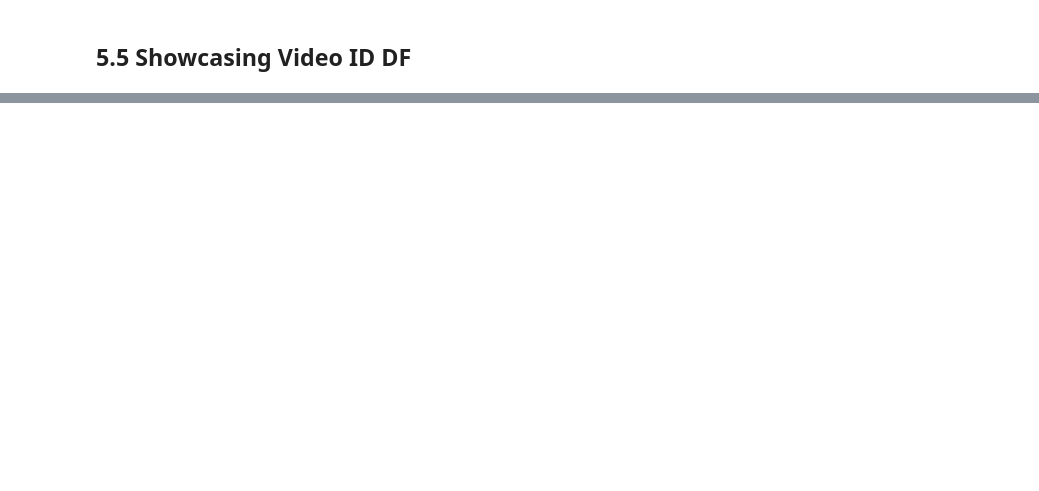
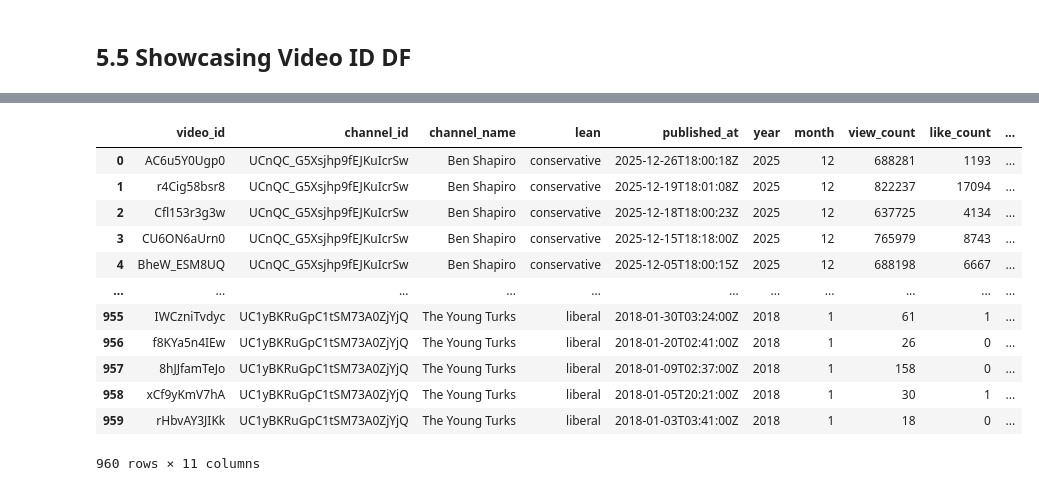
Before and after one commit to calvingdu/cpsc368, a Jupyter notebook: scripts/youtube/youtube_collect.ipynb, the cells around one changed output, grey strips where cells are left out. Drawn from its saved outputs; the diff is of its cells as text; code cells hidden in the pictures; blank space fills up the shorter version.

```diff
--- a/scripts/youtube/youtube_collect.ipynb
+++ b/scripts/youtube/youtube_collect.ipynb
@@ -290,0 +528,16 @@ display(pd.concat([bs_df.head(5), bs_df.tail(5)]))
+# %%
+pd.read_csv('../../cleaned_data/youtube/top_5_videos.csv')
+# %% [output]
+|  | video_id | channel_id | channel_name | lean | published_at | year | month | view_count | like_count | ... |
+| 0 | AC6u5Y0Ugp0 | UCnQC_G5Xsjhp9fEJKuIcrSw | Ben Shapiro | conservative | 2025-12-26T18:00:18Z | 2025 | 12 | 688281 | 1193 | ... |
+| 1 | r4Cig58bsr8 | UCnQC_G5Xsjhp9fEJKuIcrSw | Ben Shapiro | conservative | 2025-12-19T18:01:08Z | 2025 | 12 | 822237 | 17094 | ... |
+| 2 | Cfl153r3g3w | UCnQC_G5Xsjhp9fEJKuIcrSw | Ben Shapiro | conservative | 2025-12-18T18:00:23Z | 2025 | 12 | 637725 | 4134 | ... |
+| 3 | CU6ON6aUrn0 | UCnQC_G5Xsjhp9fEJKuIcrSw | Ben Shapiro | conservative | 2025-12-15T18:18:00Z | 2025 | 12 | 765979 | 8743 | ... |
+| 4 | BheW_ESM8UQ | UCnQC_G5Xsjhp9fEJKuIcrSw | Ben Shapiro | conservative | 2025-12-05T18:00:15Z | 2025 | 12 | 688198 | 6667 | ... |
+| ... | ... | ... | ... | ... | ... | ... | ... | ... | ... | ... |
+| 955 | IWCzniTvdyc | UC1yBKRuGpC1tSM73A0ZjYjQ | The Young Turks | liberal | 2018-01-30T03:24:00Z | 2018 | 1 | 61 | 1 | ... |
+| 956 | f8KYa5n4IEw | UC1yBKRuGpC1tSM73A0ZjYjQ | The Young Turks | liberal | 2018-01-20T02:41:00Z | 2018 | 1 | 26 | 0 | ... |
+| 957 | 8hJJfamTeJo | UC1yBKRuGpC1tSM73A0ZjYjQ | The Young Turks | liberal | 2018-01-09T02:37:00Z | 2018 | 1 | 158 | 0 | ... |
+| 958 | xCf9yKmV7hA | UC1yBKRuGpC1tSM73A0ZjYjQ | The Young Turks | liberal | 2018-01-05T20:21:00Z | 2018 | 1 | 30 | 1 | ... |
+| 959 | rHbvAY3JIKk | UC1yBKRuGpC1tSM73A0ZjYjQ | The Young Turks | liberal | 2018-01-03T03:41:00Z | 2018 | 1 | 18 | 0 | ... |
+960 rows × 11 columns
```
Also changed, not shown: parts of 16 cells of this notebook, 8 other files.
